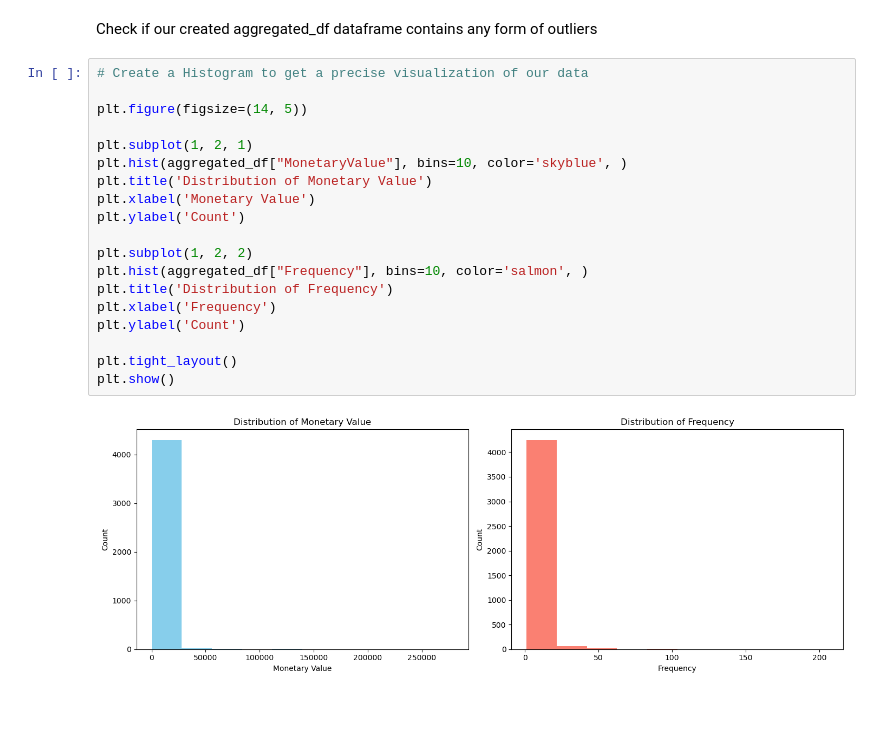
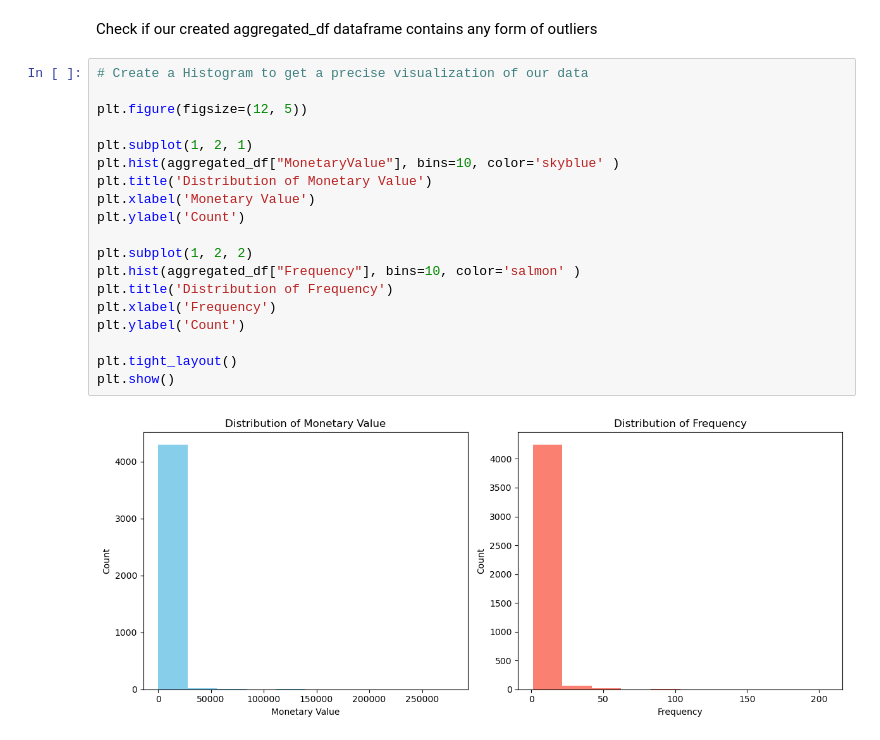
Before and after one commit to kamahTek/Machine-Learning, a Jupyter notebook: Unsupervised-Learning/Clustering/Online-Retail/index.ipynb, the cells around one changed output. Saved outputs shown, nothing was run; the diff lists cells and outputs as text; blank space fills up the shorter version.

```diff
--- a/Unsupervised-Learning/Clustering/Online-Retail/index.ipynb
+++ b/Unsupervised-Learning/Clustering/Online-Retail/index.ipynb
@@ -403,21 +403,21 @@ Check if our created aggregated_df dataframe contains any form of outliers
 # %%
 # Create a Histogram to get a precise visualization of our data
 
-plt.figure(figsize=(14, 5))
+plt.figure(figsize=(12, 5))
 
 plt.subplot(1, 2, 1)
-plt.hist(aggregated_df["MonetaryValue"], bins=10, color='skyblue', )
+plt.hist(aggregated_df["MonetaryValue"], bins=10, color='skyblue' )
 plt.title('Distribution of Monetary Value')
 plt.xlabel('Monetary Value')
 plt.ylabel('Count')
 
 plt.subplot(1, 2, 2)
-plt.hist(aggregated_df["Frequency"], bins=10, color='salmon', )
+plt.hist(aggregated_df["Frequency"], bins=10, color='salmon' )
 plt.title('Distribution of Frequency')
 plt.xlabel('Frequency')
 plt.ylabel('Count')
 
 plt.tight_layout()
 plt.show()
 # %% [output]
-[figure, old version]
+[figure, new version]
```
Also changed, not shown: parts of 2 cells of this notebook.
